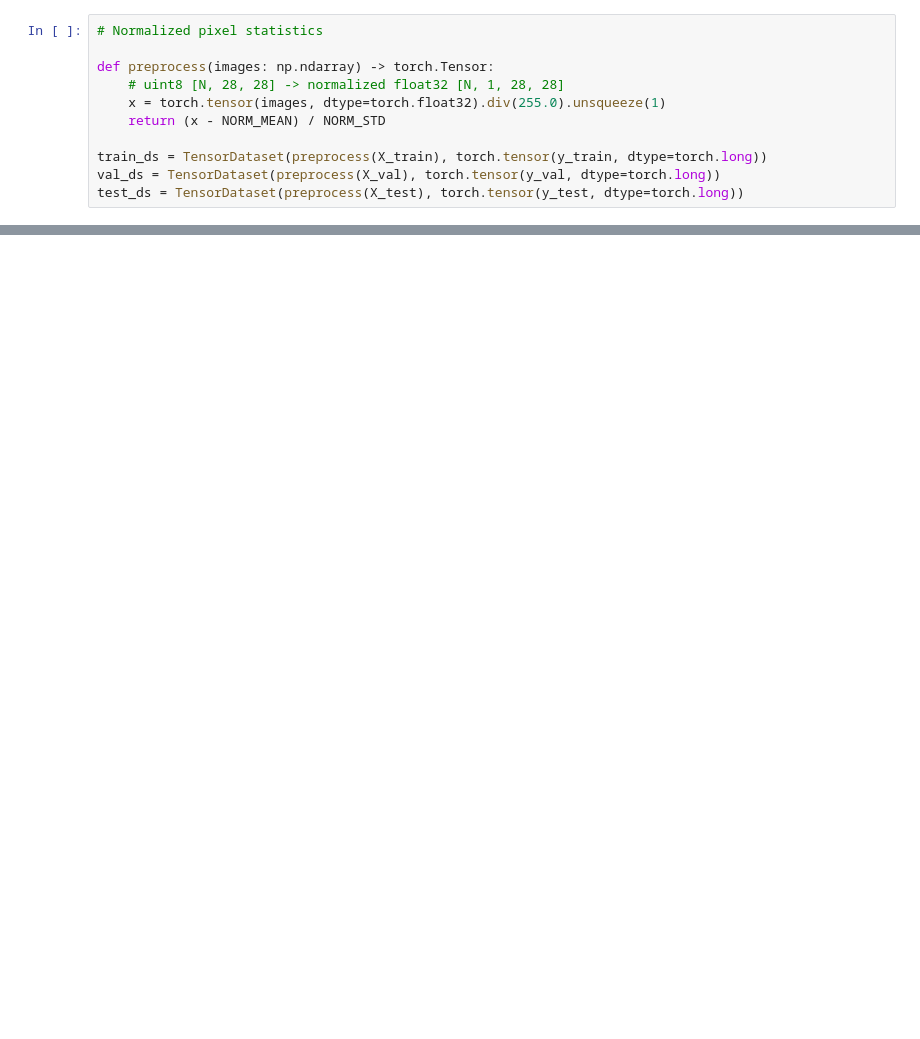
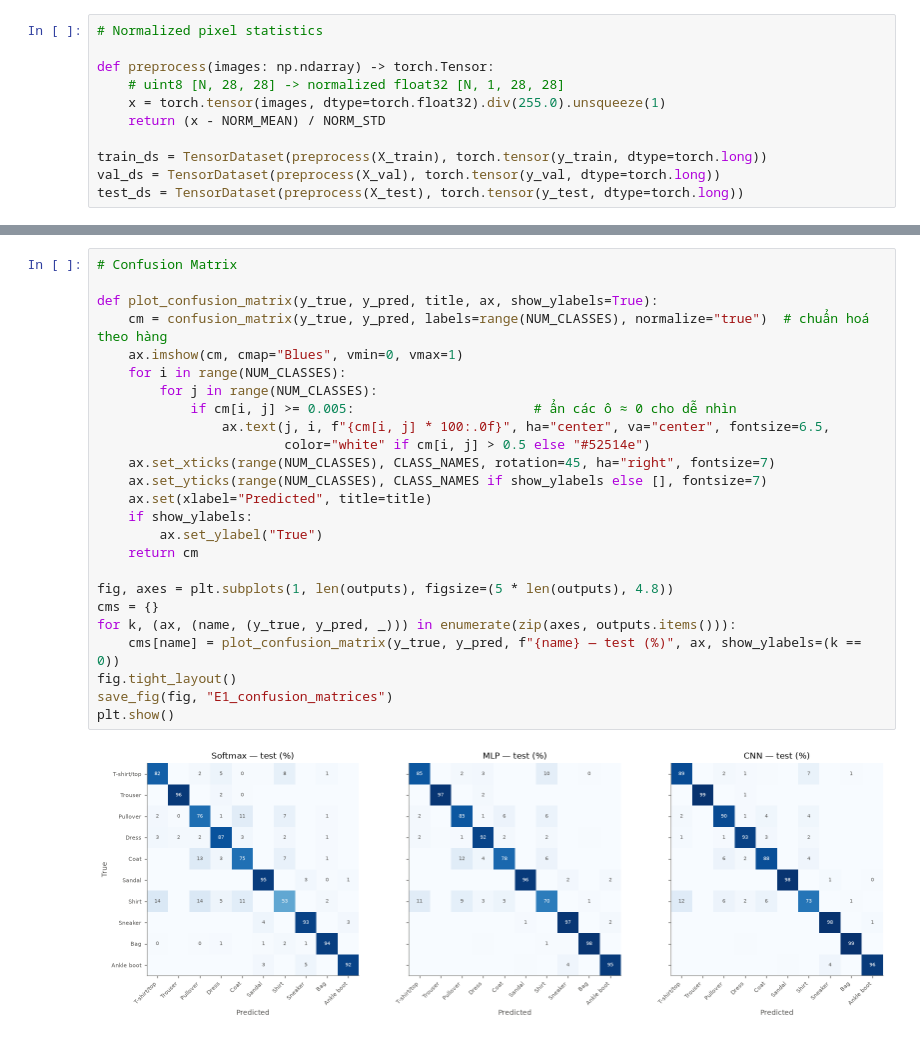
Before and after one commit to tieutrikiet/co5085_tieutrikiet_dl_cv, a Jupyter notebook: E1/notebook.ipynb, the cells around one changed output, grey strips where cells are left out. Saved outputs shown, nothing was run; the diff lists cells and outputs as text; blank space fills up the shorter version.

```diff
--- a/E1/notebook.ipynb
+++ b/E1/notebook.ipynb
@@ -271,0 +634,27 @@ class SoftmaxClassifier(nn.Module):
+# %%
+# Confusion Matrix
+
+def plot_confusion_matrix(y_true, y_pred, title, ax, show_ylabels=True):
+    cm = confusion_matrix(y_true, y_pred, labels=range(NUM_CLASSES), normalize="true")  # chuẩn hoá theo hàng
+    ax.imshow(cm, cmap="Blues", vmin=0, vmax=1)
+    for i in range(NUM_CLASSES):
+        for j in range(NUM_CLASSES):
+            if cm[i, j] >= 0.005:                       # ẩn các ô ≈ 0 cho dễ nhìn
+                ax.text(j, i, f"{cm[i, j] * 100:.0f}", ha="center", va="center", fontsize=6.5,
+                        color="white" if cm[i, j] > 0.5 else "#52514e")
+    ax.set_xticks(range(NUM_CLASSES), CLASS_NAMES, rotation=45, ha="right", fontsize=7)
+    ax.set_yticks(range(NUM_CLASSES), CLASS_NAMES if show_ylabels else [], fontsize=7)
+    ax.set(xlabel="Predicted", title=title)
+    if show_ylabels:
+        ax.set_ylabel("True")
+    return cm
+
+fig, axes = plt.subplots(1, len(outputs), figsize=(5 * len(outputs), 4.8))
+cms = {}
+for k, (ax, (name, (y_true, y_pred, _))) in enumerate(zip(axes, outputs.items())):
+    cms[name] = plot_confusion_matrix(y_true, y_pred, f"{name} — test (%)", ax, show_ylabels=(k == 0))
+fig.tight_layout()
+save_fig(fig, "E1_confusion_matrices")
+plt.show()
+# %% [output]
+[figure, added]
```
Also changed, not shown: parts of 22 cells of this notebook, 7 other files.
